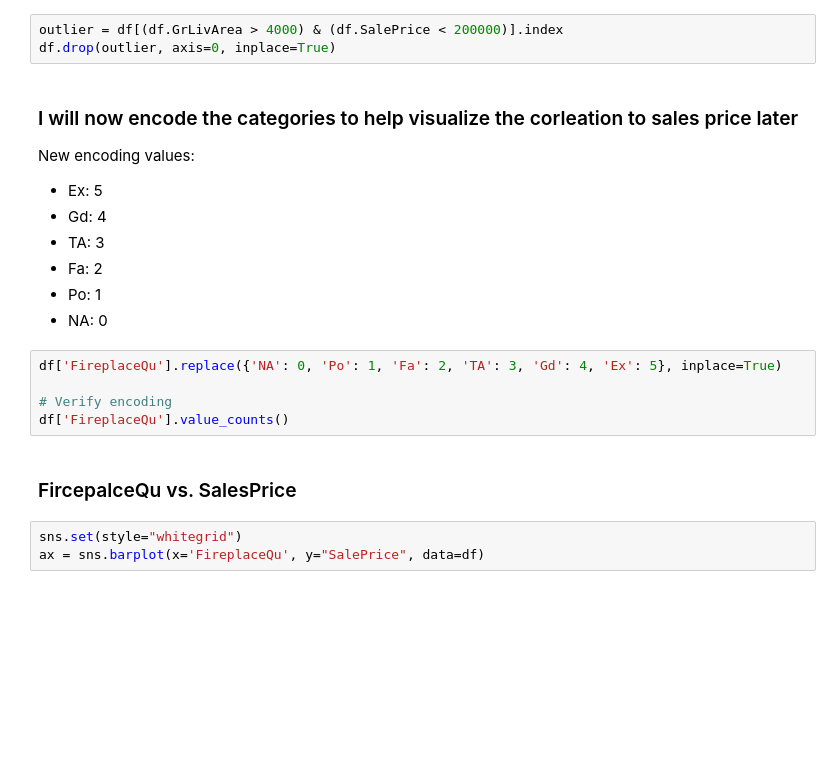
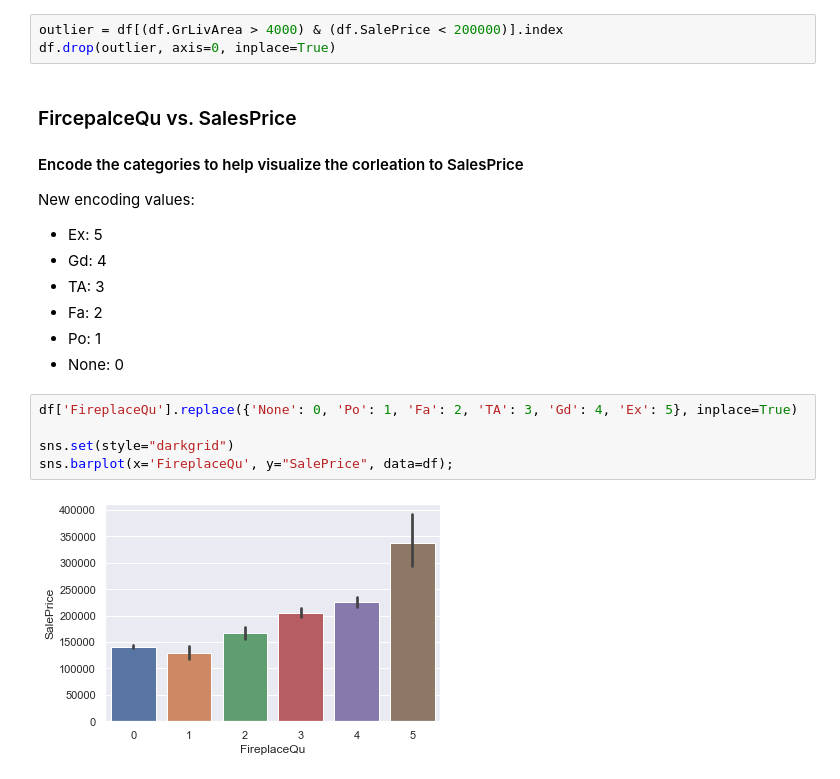
Before and after one commit to DrakeData/House_Price_EDA, a Jupyter notebook: MSDS422_Assignment1.ipynb, the cells around one changed output. Drawn from its saved outputs; the diff is of its cells as text; blank space fills up the shorter version.

```diff
--- a/MSDS422_Assignment1.ipynb
+++ b/MSDS422_Assignment1.ipynb
@@ -197,24 +208,22 @@ Looking at the above scatter plot, we can see there are a couple outliers that h
 outlier = df[(df.GrLivArea > 4000) & (df.SalePrice < 200000)].index
 df.drop(outlier, axis=0, inplace=True)
 # %% [markdown]
-### I will now encode the categories to help visualize the corleation to sales price later
+### FircepalceQu vs. SalesPrice
+#### Encode the categories to help visualize the corleation to SalesPrice
 New encoding values:
 - Ex: 5
 - Gd: 4
 - TA: 3
 - Fa: 2
 - Po: 1
-- NA: 0
+- None: 0
 # %%
-df['FireplaceQu'].replace({'NA': 0, 'Po': 1, 'Fa': 2, 'TA': 3, 'Gd': 4, 'Ex': 5}, inplace=True)
+df['FireplaceQu'].replace({'None': 0, 'Po': 1, 'Fa': 2, 'TA': 3, 'Gd': 4, 'Ex': 5}, inplace=True)
 
-# Verify encoding
-df['FireplaceQu'].value_counts()
+sns.set(style="darkgrid")
+sns.barplot(x='FireplaceQu', y="SalePrice", data=df);
+# %% [output]
+[figure, added]
-# %% [markdown]
-### FircepalceQu vs. SalesPrice
-# %%
-sns.set(style="whitegrid")
-ax = sns.barplot(x='FireplaceQu', y="SalePrice", data=df)
 # %%
 plt.figure(figsize=(8, 6))
 sns.boxplot(x='YrSold', y='SalePrice', data=df)
```
Also changed, not shown: parts of 33 cells of this notebook.
